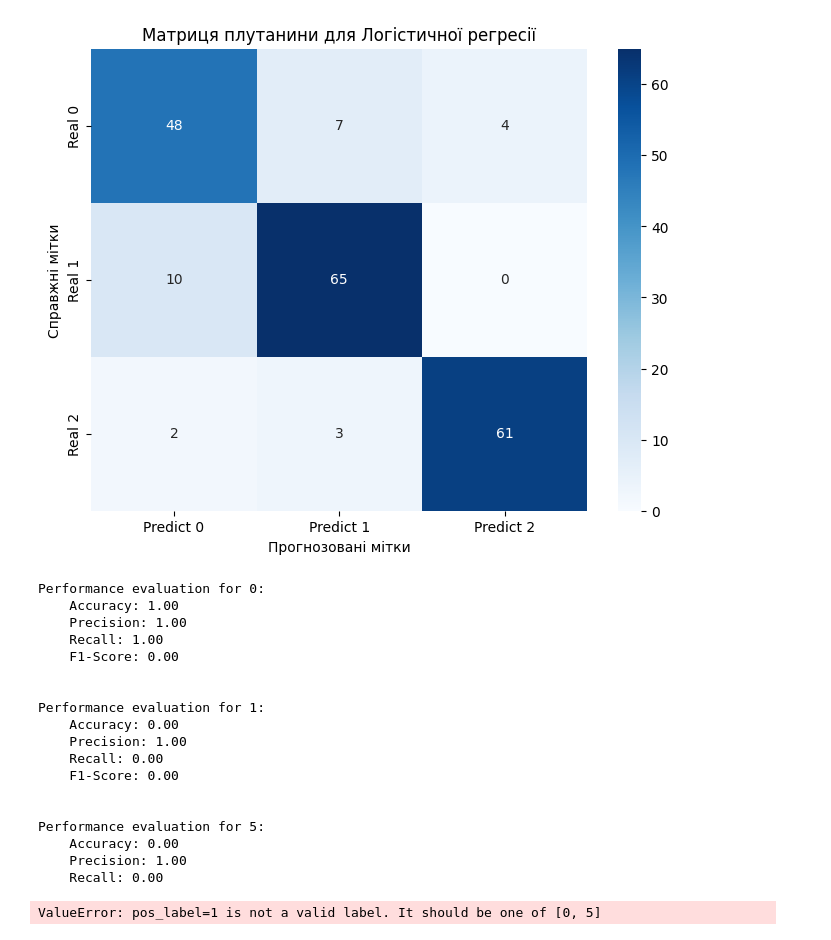
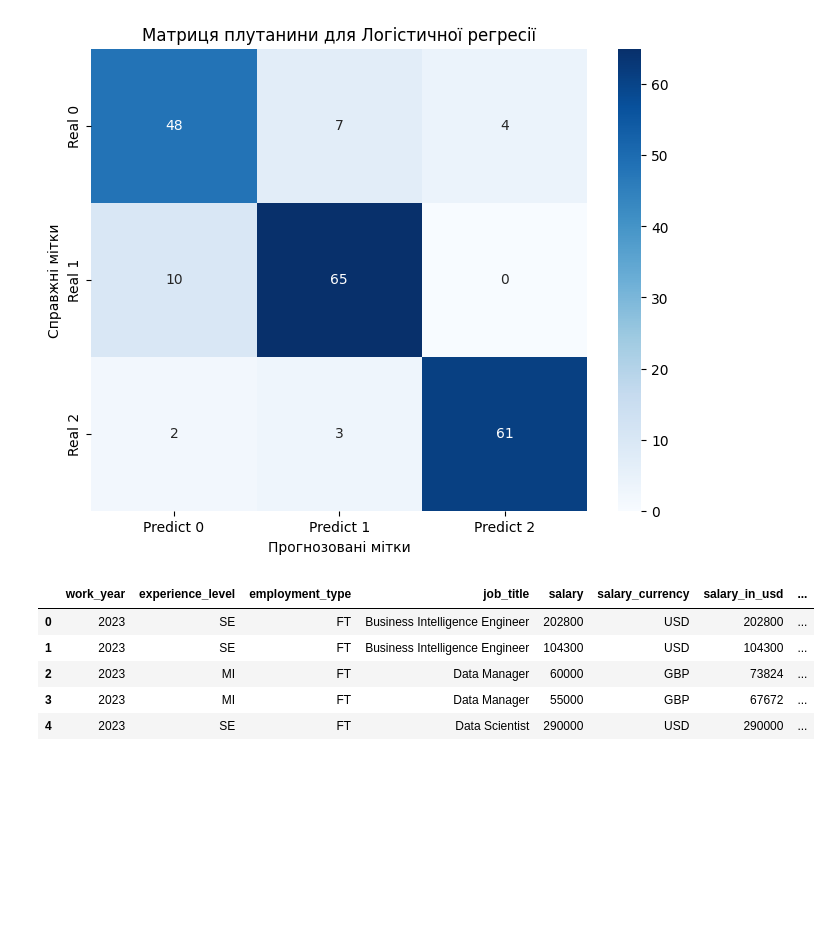
Before and after one commit to DenysChornokon/ML_2023, a Jupyter notebook: Labs/Lab_3/lab_3.ipynb, the cells around one changed output. Saved outputs shown, nothing was run; the diff lists cells and outputs as text; code cells hidden in the pictures; blank space fills up the shorter version.

```diff
--- a/Labs/Lab_3/lab_3.ipynb
+++ b/Labs/Lab_3/lab_3.ipynb
@@ -186,62 +188,15 @@ plt.show()
 Відгук (recall): 0.87
 F1-середнє: 0.8703114375521201
 [figure]
-# %%
-from sklearn.ensemble import RandomForestClassifier
-
-
-dataf = pd.read_csv('emails.csv')
-
-# Encode the categorical variables
-labelenc = LabelEncoder()
-for column in dataf.select_dtypes(include=['object']).columns:
-    dataf[column] = labelenc.fit_transform(dataf[column])
-
-# Fill in any missing values
-dataf.fillna(dataf.mean(), inplace=True)
-
-# Split the data into training and test sets
-x = dataf[['subject', 'body']]
-y = dataf['spam']
-xtrain, xtest, ytrain, ytest = train_test_split(
-    x, y, test_size=0.2, random_state=13)
-
-# Train the random forest classifier
-mdl = RandomForestClassifier(random_state=13)
-mdl.fit(xtrain, ytrain)
-
-# Make predictions on the test set
-ypred = mdl.predict(xtest)
-
-# Evaluate the performance of the classifier
-for lbl in ytest.unique():
-    print('Performance evaluation for {}:'.format(lbl))
-    idx = (ytest == lbl)
-    print('    Accuracy: {:.2f}'.format(
-        accuracy_score(ytest[idx], ypred[idx])))
-    print('    Precision: {:.2f}'.format(precision_score(
-        ytest[idx], ypred[idx], pos_label=lbl, zero_division=1)))
-    print('    Recall: {:.2f}'.format(recall_score(
-        ytest[idx], ypred[idx], pos_label=lbl, zero_division=1)))
-    print('    F1-Score: {:.2f}'.format(f1_score(ytest[idx], ypred[idx])))
-    print('\n')
-# %% [output]
-Performance evaluation for 0:
-    Accuracy: 1.00
-    Precision: 1.00
-    Recall: 1.00
-    F1-Score: 0.00
-
-
-Performance evaluation for 1:
-    Accuracy: 0.00
-    Precision: 1.00
-    Recall: 0.00
-    F1-Score: 0.00
-
-
-Performance evaluation for 5:
-    Accuracy: 0.00
-    Precision: 1.00
-    Recall: 0.00
-ValueError: pos_label=1 is not a valid label. It should be one of [0, 5]
+# %%
+import pandas as pd
+import os
+var = pd.read_csv("./salaries.csv")
+var.head()
+# %% [output]
+|  | work_year | experience_level | employment_type | job_title | salary | salary_currency | salary_in_usd | ... |
+| 0 | 2023 | SE | FT | Business Intelligence Engineer | 202800 | USD | 202800 | ... |
+| 1 | 2023 | SE | FT | Business Intelligence Engineer | 104300 | USD | 104300 | ... |
+| 2 | 2023 | MI | FT | Data Manager | 60000 | GBP | 73824 | ... |
+| 3 | 2023 | MI | FT | Data Manager | 55000 | GBP | 67672 | ... |
+| 4 | 2023 | SE | FT | Data Scientist | 290000 | USD | 290000 | ... |
```
Also changed, not shown: parts of 2 cells of this notebook, 2 other files.
